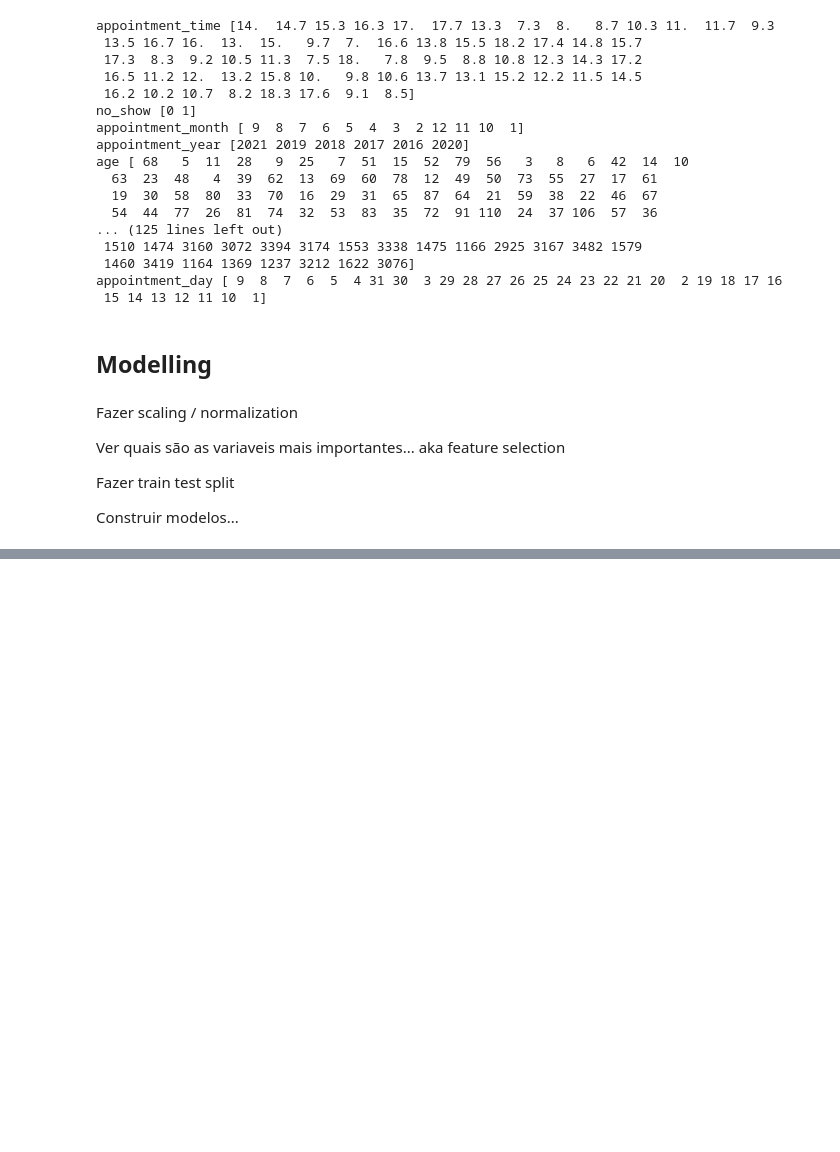
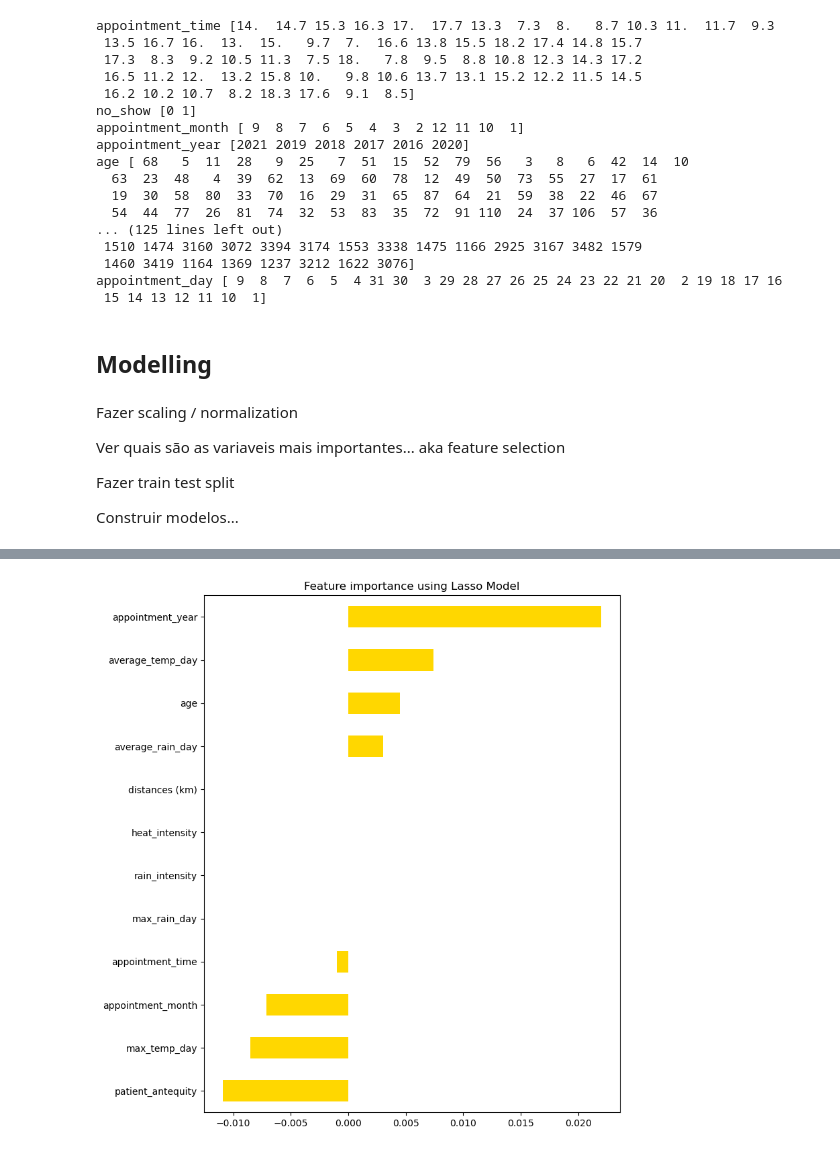
Before and after one commit to joanarr13/Capstone, a Jupyter notebook: No_show_prediction/no-show.ipynb, the cells around one changed output, grey strips where cells are left out. Saved outputs shown, nothing was run; the diff lists cells and outputs as text; code cells hidden in the pictures; blank space fills up the shorter version.

Commit message:
tentar construir modelos e fazer feature selection, but my brain went kaboom

```diff
--- a/No_show_prediction/no-show.ipynb
+++ b/No_show_prediction/no-show.ipynb
@@ -331,0 +387,2 @@ Construir modelos...
+# %%
+X_train, X_val, y_train, y_val = train_test_split(data.drop('no_show', axis = 1), data['no_show'], test_size = 0.3, stratify = data['no_show'], shuffle = True, random_state = 42)
@@ -331,0 +455,25 @@ Construir modelos...
+# %%
+import numpy as np
+from sklearn.feature_selection import RFE
+from sklearn.linear_model import LogisticRegression, LassoCV
+# Number of features
+nof_list = np.arange(1, len(X_train[numeric_features].columns))
+high_score = 0
+# Variable to store the optimum features
+nof = 0
+score_list = []
+for n in range(len(nof_list)):
+    model = LogisticRegression()
+    rfe = RFE(model, n_features_to_select = nof_list[n])
+    X_train_rfe = rfe.fit_transform(X_train[numeric_features], y_train)
+    X_val_rfe = rfe.transform(X_val[numeric_features])
+    model.fit(X_train_rfe, y_train)
+
+    score = model.score(X_val_rfe, y_val)
+    score_list.append(score)
+
+    if(score > high_score):
+        high_score = score
+        nof = nof_list[n]
+print("Optimum number of features: %d" %nof)
+print("Score with %d features: %f" % (nof, high_score))
@@ -331,0 +483,12 @@ Construir modelos...
+# %%
+def plot_importance(coef,name):
+    imp_coef = coef.sort_values()
+    plt.figure(figsize=(8,10))
+    imp_coef.plot(kind = "barh", color = 'gold')
+    plt.title("Feature importance using " + name + " Model")
+    plt.show()
+
+reg = LassoCV()
+reg.fit(X_train[numeric_features], y_train)
+coef = pd.Series(reg.coef_, index = X_train[numeric_features].columns)
+coef.sort_values()
@@ -331,0 +509,4 @@ Construir modelos...
+# %%
+plot_importance(coef, 'Lasso')
+# %% [output]
+[figure, added]
```
Also changed, not shown: parts of 10 cells of this notebook.
